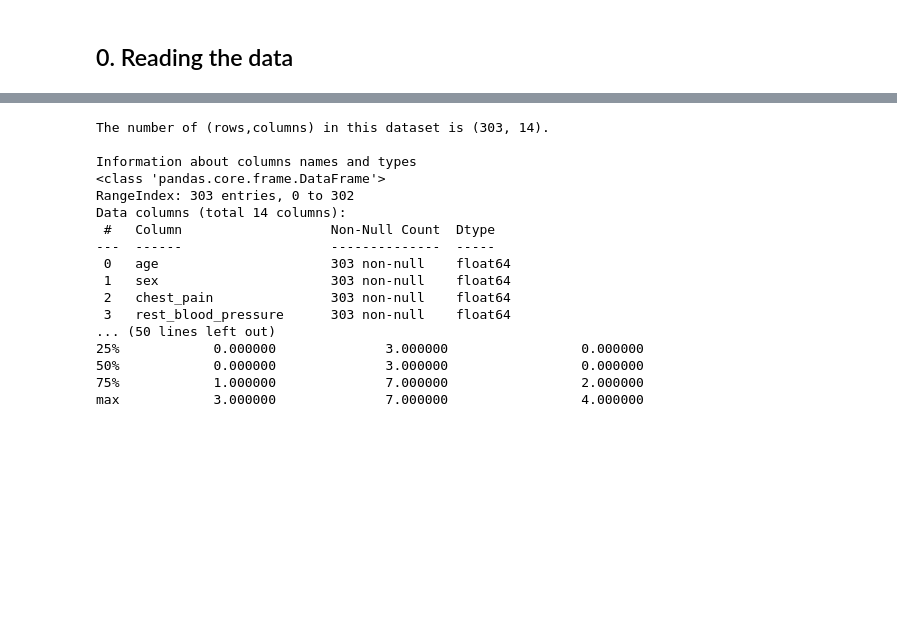
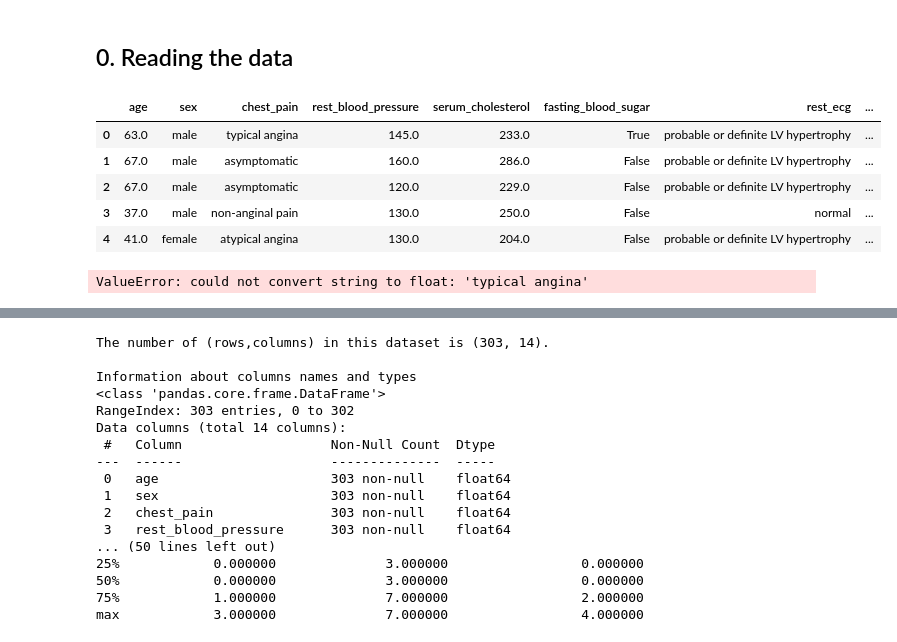
Before and after one commit to paulinedao/heart_disease, a Jupyter notebook: heart_disease/heart_disease.ipynb, the cells around one changed output, grey strips where cells are left out. Drawn from its saved outputs; the diff is of its cells as text; code cells hidden in the pictures; blank space fills up the shorter version.

```diff
--- a/heart_disease/heart_disease.ipynb
+++ b/heart_disease/heart_disease.ipynb
@@ -8,3 +8,19 @@ By R. Detrano, A. Jánosi, W. Steinbrunn, M. Pfisterer, J. Schmid, S. Sandhu, K.
 Published in American Journal of Cardiology
 # %% [markdown]
 ## 0. Reading the data
+# %%
+from src.process import process_all
+df = process_all('data/raw_data/processed.cleveland.data')
+df.head()
+# %% [output]
+|  | age | sex | chest_pain | rest_blood_pressure | serum_cholesterol | fasting_blood_sugar | rest_ecg | ... |
+| 0 | 63.0 | male | typical angina | 145.0 | 233.0 | True | probable or definite LV hypertrophy | ... |
+| 1 | 67.0 | male | asymptomatic | 160.0 | 286.0 | False | probable or definite LV hypertrophy | ... |
+| 2 | 67.0 | male | asymptomatic | 120.0 | 229.0 | False | probable or definite LV hypertrophy | ... |
+| 3 | 37.0 | male | non-anginal pain | 130.0 | 250.0 | False | normal | ... |
+| 4 | 41.0 | female | atypical angina | 130.0 | 204.0 | False | probable or definite LV hypertrophy | ... |
+# %%
+from src.clean import impute_nan
+df = impute_nan(df)
+# %% [output]
+ValueError: could not convert string to float: 'typical angina'
```
Also changed, not shown: parts of 22 cells of this notebook.
